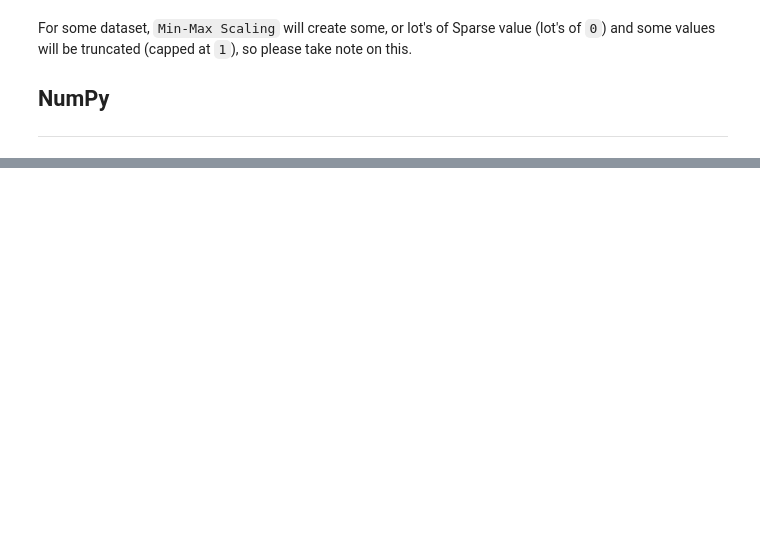
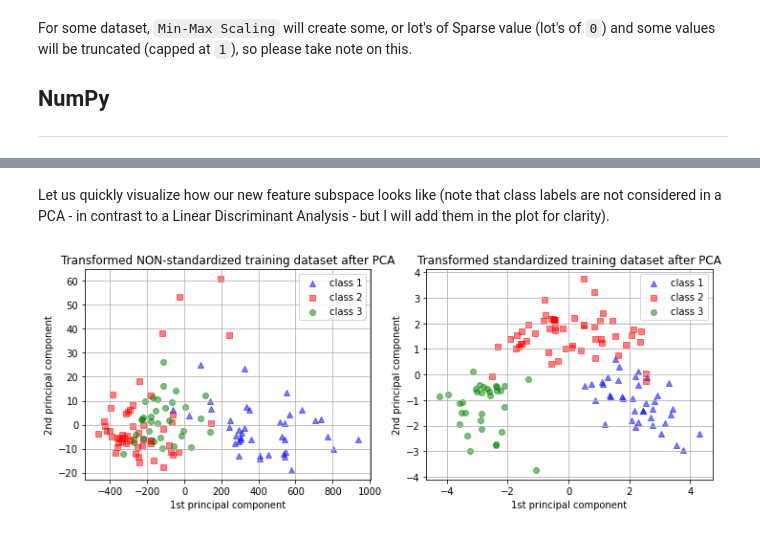
Before and after one commit to JL1829/turbo-funicular, a Jupyter notebook: _notebooks/2020-09-19-About Feature Scaling and Normalization.ipynb, the cells around one changed output, grey strips where cells are left out. Cells and saved outputs as stored; diff of their text form; code cells hidden in the pictures; blank space fills up the shorter version.

```diff
--- a/_notebooks/2020-09-19-About Feature Scaling and Normalization.ipynb
+++ b/_notebooks/2020-09-19-About Feature Scaling and Normalization.ipynb
@@ -315,0 +397,6 @@ Min-Max scaling in Numpy: [0.  0.6 0.8 1.  1.  0.2 0.4]
+# %%
+from sklearn import preprocessing
+
+std_scale = preprocessing.StandardScaler().fit(X_train)
+X_train_std = std_scale.transform(X_train)
+X_test_std = std_scale.transform(X_test)
@@ -315,0 +409,49 @@ Min-Max scaling in Numpy: [0.  0.6 0.8 1.  1.  0.2 0.4]
+# %%
+from sklearn.decomposition import PCA
+
+# on non-standardized data
+pca = PCA(n_components=2).fit(X_train)
+X_train = pca.transform(X_train)
+X_test = pca.transform(X_test)
+
+
+# om standardized data
+pca_std = PCA(n_components=2).fit(X_train_std)
+X_train_std = pca_std.transform(X_train_std)
+X_test_std = pca_std.transform(X_test_std)
+# %% [markdown]
+Let us quickly visualize how our new feature subspace looks like (note that class labels are not considered in a PCA - in contrast to a Linear Discriminant Analysis - but I will add them in the plot for clarity).
+# %%
+fig, (ax1, ax2) = plt.subplots(ncols=2, figsize=(10,4))
+
+
+for l,c,m in zip(range(1,4), ('blue', 'red', 'green'), ('^', 's', 'o')):
+    ax1.scatter(X_train[y_train==l, 0], X_train[y_train==l, 1],
+        color=c,
+        label='class %s' %l,
+        alpha=0.5,
+        marker=m
+        )
+
+for l,c,m in zip(range(1,4), ('blue', 'red', 'green'), ('^', 's', 'o')):
+    ax2.scatter(X_train_std[y_train==l, 0], X_train_std[y_train==l, 1],
+        color=c,
+        label='class %s' %l,
+        alpha=0.5,
+        marker=m
+        )
+
+ax1.set_title('Transformed NON-standardized training dataset after PCA')
+ax2.set_title('Transformed standardized training dataset after PCA')
+
+for ax in (ax1, ax2):
+
+    ax.set_xlabel('1st principal component')
+    ax.set_ylabel('2nd principal component')
+    ax.legend(loc='upper right')
+    ax.grid()
+plt.tight_layout()
+
+plt.show()
+# %% [output]
+[figure, added]
```
Also changed, not shown: parts of 25 cells of this notebook.
